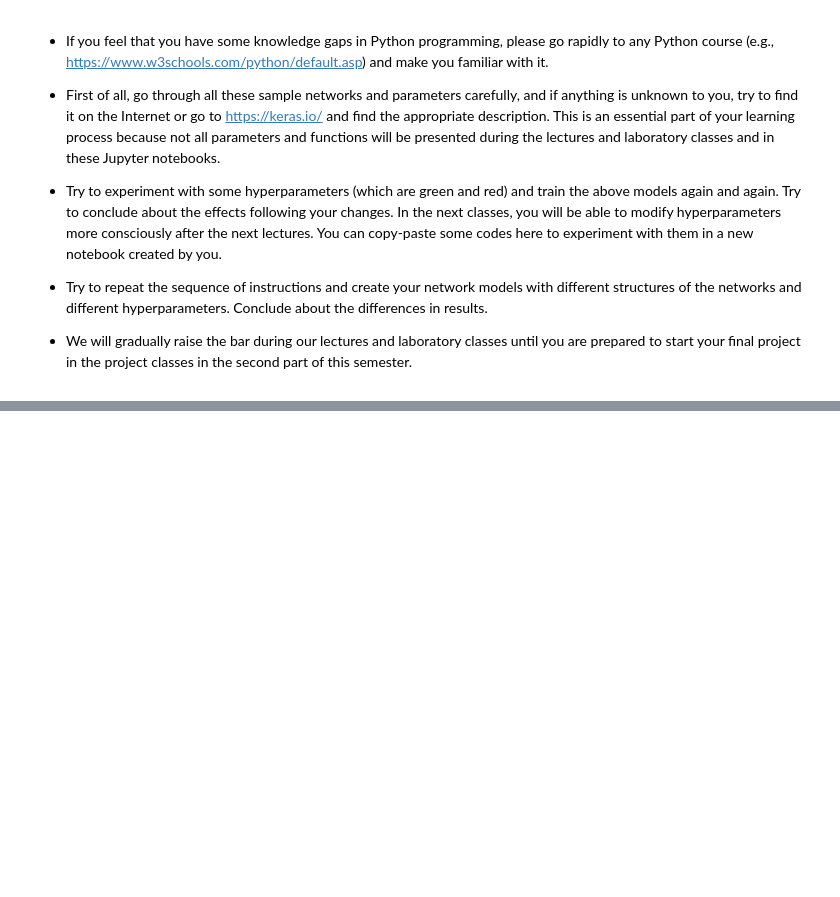
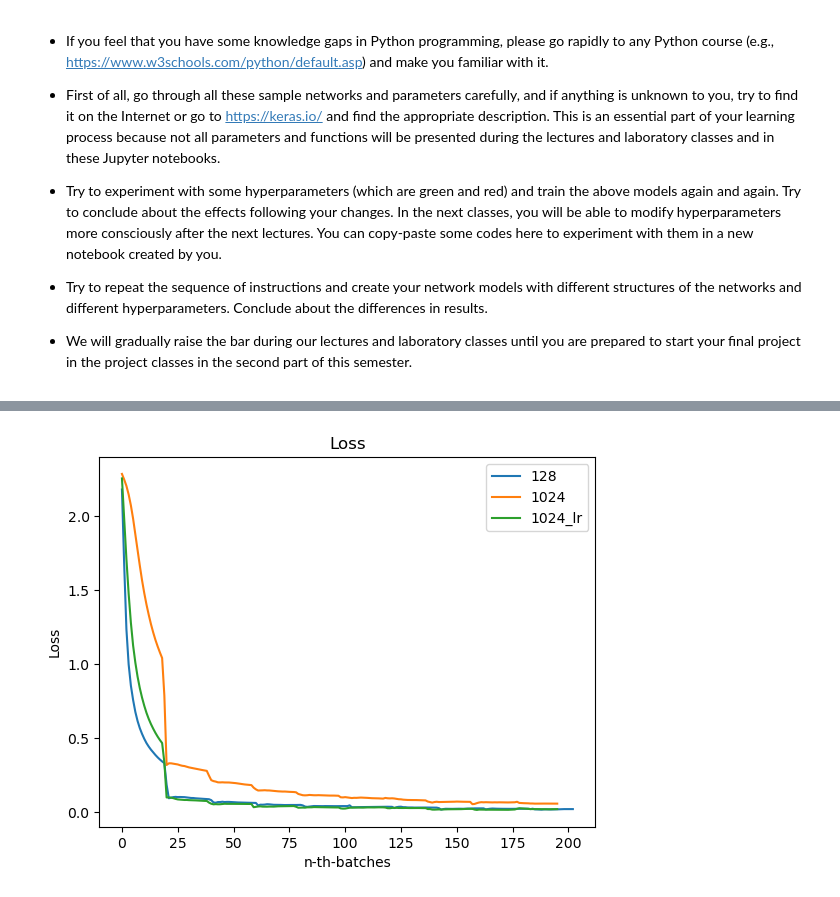
Before and after one commit to Ignatella/SEM-8-SSN, a Jupyter notebook: weaiib/AH-Lecture-LAB1-Introduction-to-CI-and-NNs v4.ipynb, the cells around one changed output, grey strips where cells are left out. Drawn from its saved outputs; the diff is of its cells as text; code cells hidden in the pictures; blank space fills up the shorter version.

```diff
--- a/weaiib/AH-Lecture-LAB1-Introduction-to-CI-and-NNs v4.ipynb
+++ b/weaiib/AH-Lecture-LAB1-Introduction-to-CI-and-NNs v4.ipynb
@@ -1321,0 +1503,14 @@ Copy-paste the above code and try to experiment more with the available hypepara
+# %%
+from keras.callbacks import LambdaCallback
+
+# We want to save the loss and accuracy of the model during training more frequently than once per epoch and aggregated
+def compute_average_loss(epoch, logs, loss_history, loss_nth_batch, accuracy_history, accuracy_nth_batch, save_nth):
+    loss_history.append(logs['loss'])
+    accuracy_history.append(logs['accuracy'])
+
+    if len(loss_history) % save_nth == 0:
+        avg_loss = np.mean(loss_history[-save_nth:])
+        loss_nth_batch.append(avg_loss)
+        avg_accuracy = np.mean(accuracy_history[-save_nth:])
+        accuracy_nth_batch.append(avg_accuracy)
+        print(f'Average at batch -- loss: {len(loss_history)}: {avg_loss}, accuracy: {avg_accuracy}')
@@ -1321,0 +1563,4 @@ Copy-paste the above code and try to experiment more with the available hypepara
+# %%
+m = Model()
+m.train(trainX, trainy, testX, testy, 10, 128, 0.001)
+m.model.save(models_dir + 'mnist-baseline.h5')
@@ -1321,0 +1610,4 @@ Copy-paste the above code and try to experiment more with the available hypepara
+# %%
+m_batch = Model()
+m_batch.train(trainX, trainy, testX, testy, 10, 1024, 0.001)
+m_batch.model.save(models_dir + 'mnist-batch-size.h5')
@@ -1321,0 +1632,4 @@ Copy-paste the above code and try to experiment more with the available hypepara
+# %%
+m_batch_lr = Model()
+m_batch_lr.train(trainX, trainy, testX, testy, 10, 1024, 0.01)
+m_batch_lr.model.save(models_dir + 'mnist-batch-lr.h5')
@@ -1321,0 +1654,13 @@ Copy-paste the above code and try to experiment more with the available hypepara
+# %%
+import matplotlib.pyplot as plt
+
+plt.plot(m.loss_nth_batch, label='128')
+plt.plot(m_batch.loss_nth_batch, label='1024')
+plt.plot(m_batch_lr.loss_nth_batch, label='1024_lr')
+plt.xlabel('n-th-batches')
+plt.ylabel('Loss')
+plt.title('Loss')
+plt.legend()
+plt.show()
+# %% [output]
+[figure, added]
```
Also changed, not shown: parts of 61 cells of this notebook, 3 other files.
